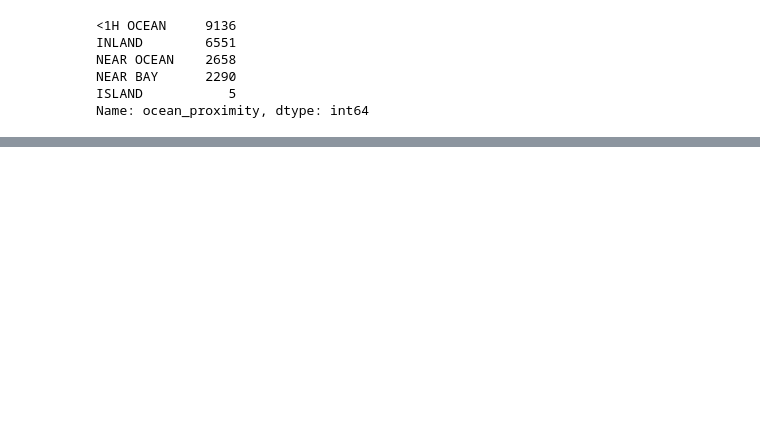
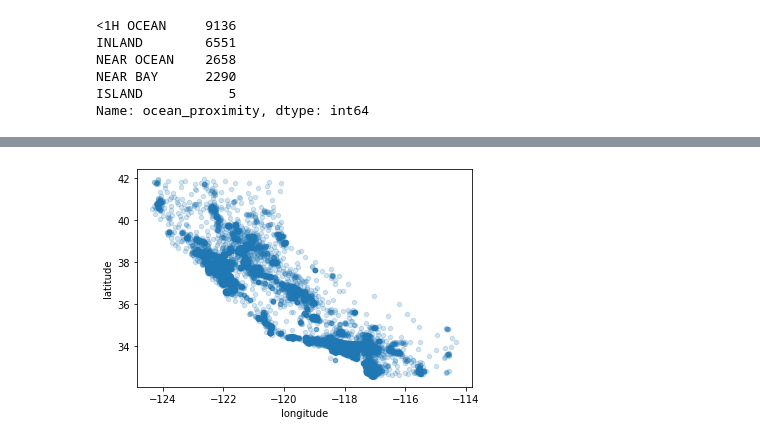
Before and after one commit to JakeOh/202007_itw_bd18, a Jupyter notebook: lab_ml/ml01_regression.ipynb, the cells around one changed output, grey strips where cells are left out. Drawn from its saved outputs; the diff is of its cells as text; code cells hidden in the pictures; blank space fills up the shorter version.

```diff
--- a/lab_ml/ml01_regression.ipynb
+++ b/lab_ml/ml01_regression.ipynb
@@ -71,0 +121,6 @@ Name: ocean_proximity, dtype: int64
+# %%
+housing_df.plot(x='longitude', y='latitude', kind='scatter',
+                alpha=0.2)
+plt.show()
+# %% [output]
+[figure, added]
```
Also changed, not shown: parts of 30 cells of this notebook.
